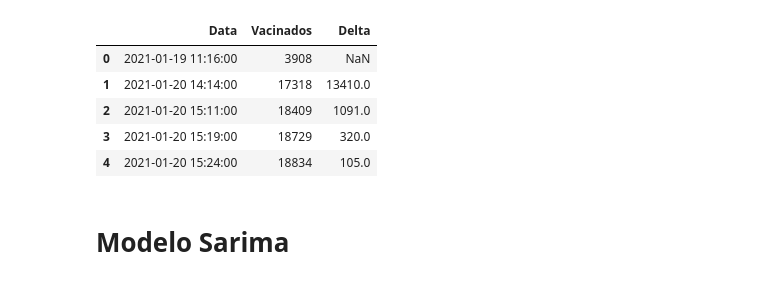
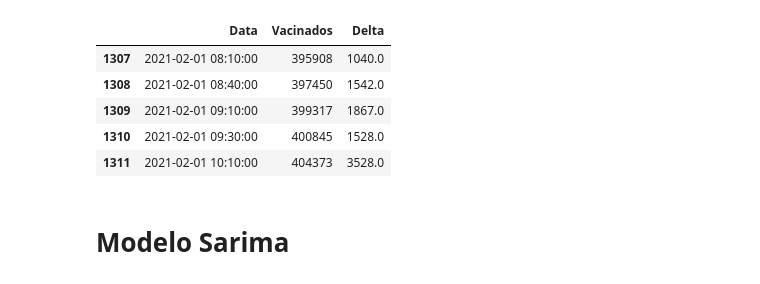
Before and after one commit to victorgcapone/vacinometro, a Jupyter notebook: notebooks/Sarima Tunning.ipynb, the cells around one changed output. Saved outputs shown, nothing was run; the diff lists cells and outputs as text; code cells hidden in the pictures.

```diff
--- a/notebooks/Sarima Tunning.ipynb
+++ b/notebooks/Sarima Tunning.ipynb
@@ -19,14 +19,14 @@ from random import choice
 # %%
 # importando dados já limpos (sem duplicatas e com deltas)
 data = pd.read_csv("../data/vacinados_clean.csv", parse_dates=["Data"])
-data.head()
+data.tail()
 # %% [output]
 |  | Data | Vacinados | Delta |
-| 0 | 2021-01-19 11:16:00 | 3908 | NaN |
-| 1 | 2021-01-20 14:14:00 | 17318 | 13410.0 |
-| 2 | 2021-01-20 15:11:00 | 18409 | 1091.0 |
-| 3 | 2021-01-20 15:19:00 | 18729 | 320.0 |
-| 4 | 2021-01-20 15:24:00 | 18834 | 105.0 |
+| 1307 | 2021-02-01 08:10:00 | 395908 | 1040.0 |
+| 1308 | 2021-02-01 08:40:00 | 397450 | 1542.0 |
+| 1309 | 2021-02-01 09:10:00 | 399317 | 1867.0 |
+| 1310 | 2021-02-01 09:30:00 | 400845 | 1528.0 |
+| 1311 | 2021-02-01 10:10:00 | 404373 | 3528.0 |
 # %%
 """
 Separamos treino e teste antes de fazer o tratamento para que calculos como média e desvio padrão
```
Also changed, not shown: parts of 11 cells of this notebook, 4 other files.
